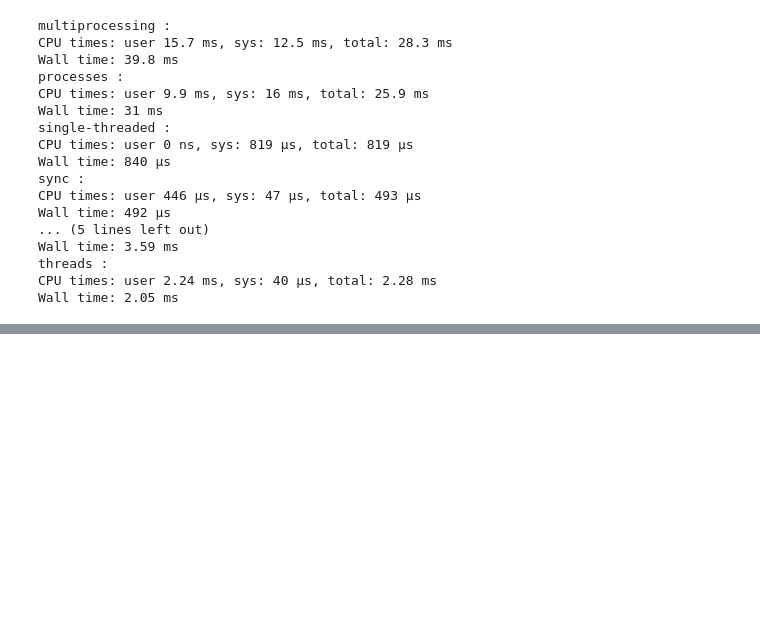
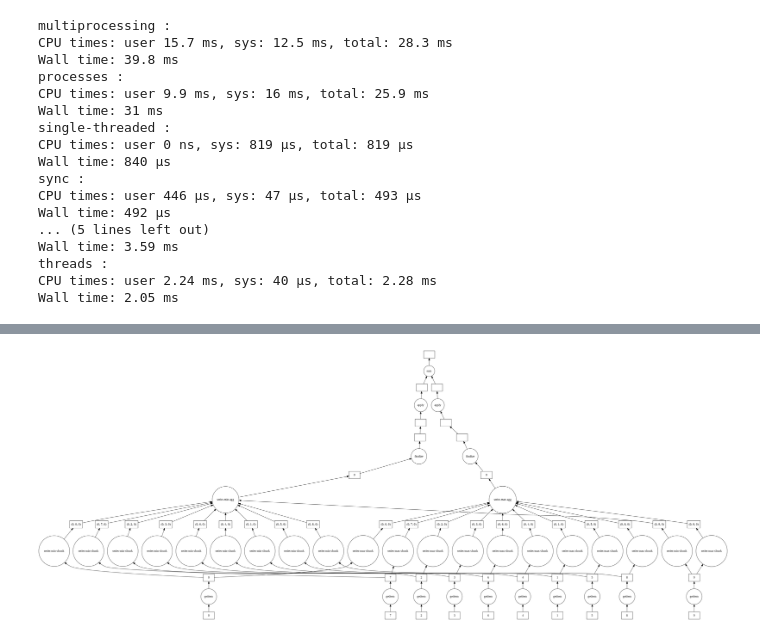
Before and after one commit to jtunde/Python, a Jupyter notebook: lab9.ipynb, the cells around one changed output, grey strips where cells are left out. Cells and saved outputs as stored; diff of their text form; code cells hidden in the pictures; blank space fills up the shorter version.

```diff
--- a/lab9.ipynb
+++ b/lab9.ipynb
@@ -157,0 +221,8 @@ NameError: ignored
+# %%
+%time np.array(dask.compute(demp['salary'].min(), demp['salary'].max())).sum()
+
+x = delayed(demp['salary'].min())(1)
+y = delayed(demp['salary'].max())(2)
+%time z = delayed(sum)(x,y)
+z.visualize()
+# %% [output]
@@ -157,0 +233 @@ NameError: ignored
+[figure, added]
```
Also changed, not shown: parts of 12 cells of this notebook.
